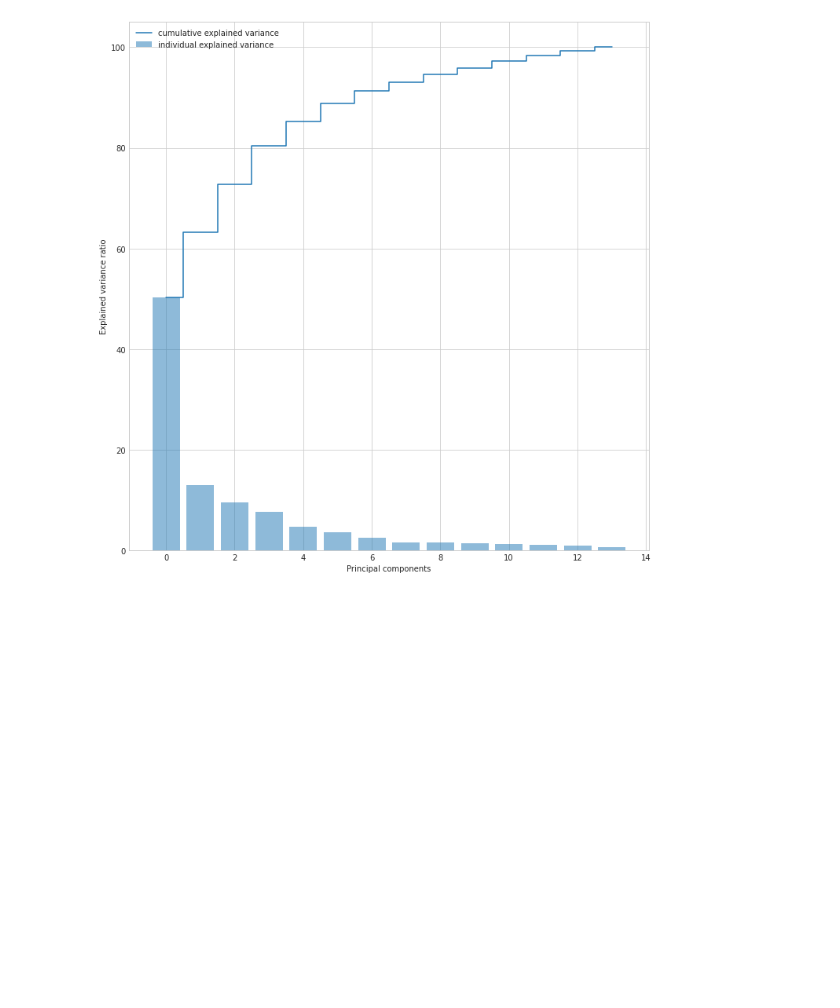
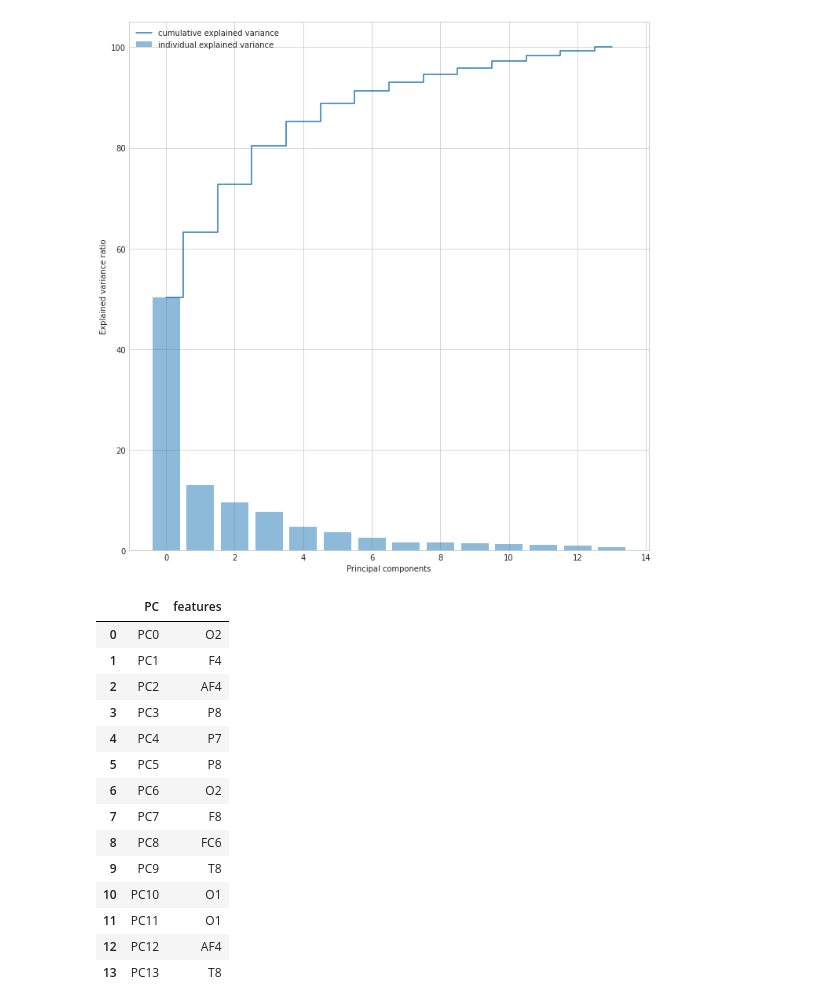
Before and after one commit to Sherif-MoOo/MTS-CPCA, a Jupyter notebook: PCA-MTS.ipynb, the cells around one changed output. Saved outputs shown, nothing was run; the diff lists cells and outputs as text; code cells hidden in the pictures; blank space fills up the shorter version.

```diff
--- a/PCA-MTS.ipynb
+++ b/PCA-MTS.ipynb
@@ -31,10 +31,12 @@ class PCA_MTS():
                 globals()[shortname] = eval(modulename + "." + shortname)
 
         global_imports("numpy","np")
+        global_imports("pandas","pd")
         global_imports("tensorflow","tf")
         global_imports("tensorflow_probability","tfp")
         global_imports("seaborn","sns")
         global_imports("matplotlib","plt")
+
 
 
         #mean of each sample per m features cross ni length
@@ -160,6 +162,36 @@ class PCA_MTS():
             plt.pyplot.tight_layout()
             for i in range(start,end,1):
                 print('Percentage of Explained Variance using covariance matrix if we used %s Components is:'%(i+1) +str(cum_Explained_Var[i])+'%'+'\n')
+
+    def correlation_most_effective_features_pc(self, Columns):
+
+        eig_vals , eig_vecs , Junk , Junk = self.eigens()
+
+        Dim = np.abs(eig_vecs).shape[0]
+        most_important = [np.abs(eig_vecs[i]).argmax() for i in range(Dim)]
+
+        most_important_features = [Columns[most_important[i]] for i in range(Dim)]
+        dic = {'PC{}'.format(i):  most_important_features[i] for i in range(Dim)}
+
+        df = pd.DataFrame(dic.items())
+        df.columns = ['PC', 'features']
+
+        return df
+
+    def covariance_most_effective_features_pc(self, Columns):
+
+        Junk , Junk , eig_vals , eig_vecs = self.eigens()
+
+        Dim = np.abs(eig_vecs).shape[0]
+        most_important = [np.abs(eig_vecs[i]).argmax() for i in range(Dim)]
+
+        most_important_features = [Columns[most_important[i]] for i in range(Dim)]
+        dic = {'PC{}'.format(i):  most_important_features[i] for i in range(Dim)}
+
+        df = pd.DataFrame(dic.items())
+        df.columns = ['PC', 'features']
+
+        return df
 # %%
 Obj = PCA_MTS(X)
 # %% [output]
@@ -224,3 +256,21 @@ Percentage of Explained Variance using covariance matrix if we used 11 Component
 
 Percentage of Explained Variance using covariance matrix if we used 12 Components is:98.35113049624425%
 [figure]
+# %%
+Obj.correlation_most_effective_features_pc(channels_order)
+# %% [output]
+|  | PC | features |
+| 0 | PC0 | O2 |
+| 1 | PC1 | F4 |
+| 2 | PC2 | AF4 |
+| 3 | PC3 | P8 |
+| 4 | PC4 | P7 |
+| 5 | PC5 | P8 |
+| 6 | PC6 | O2 |
+| 7 | PC7 | F8 |
+| 8 | PC8 | FC6 |
+| 9 | PC9 | T8 |
+| 10 | PC10 | O1 |
+| 11 | PC11 | O1 |
+| 12 | PC12 | AF4 |
+| 13 | PC13 | T8 |
```
Also changed, not shown: parts of 3 cells of this notebook.
